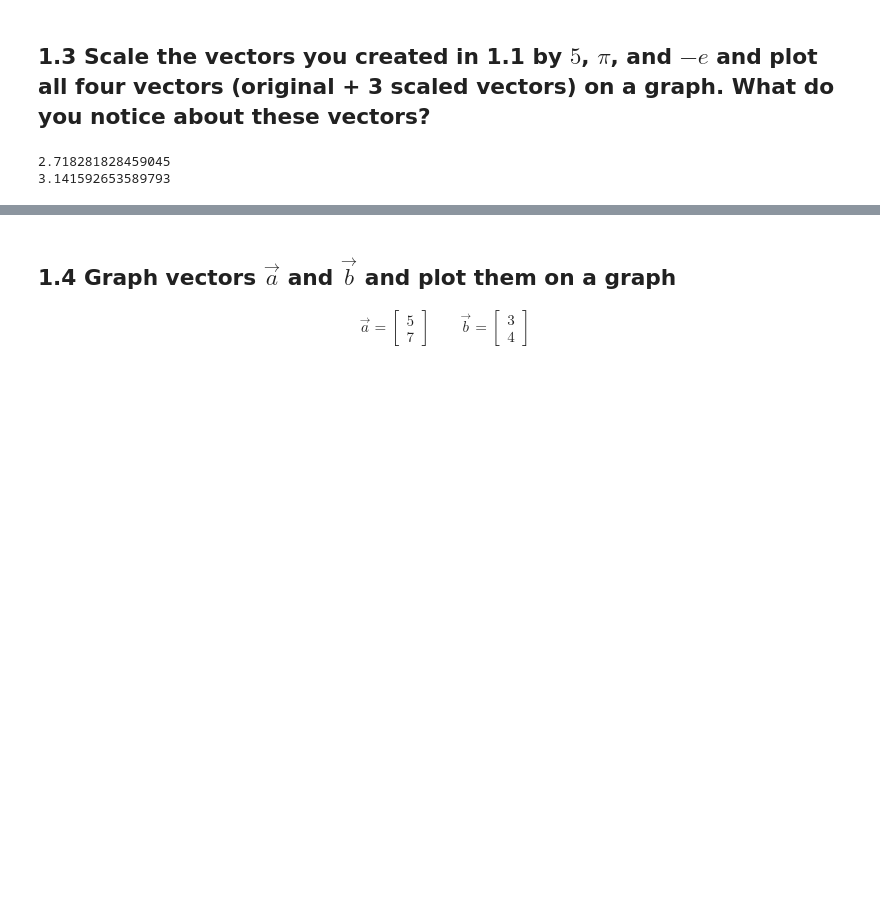
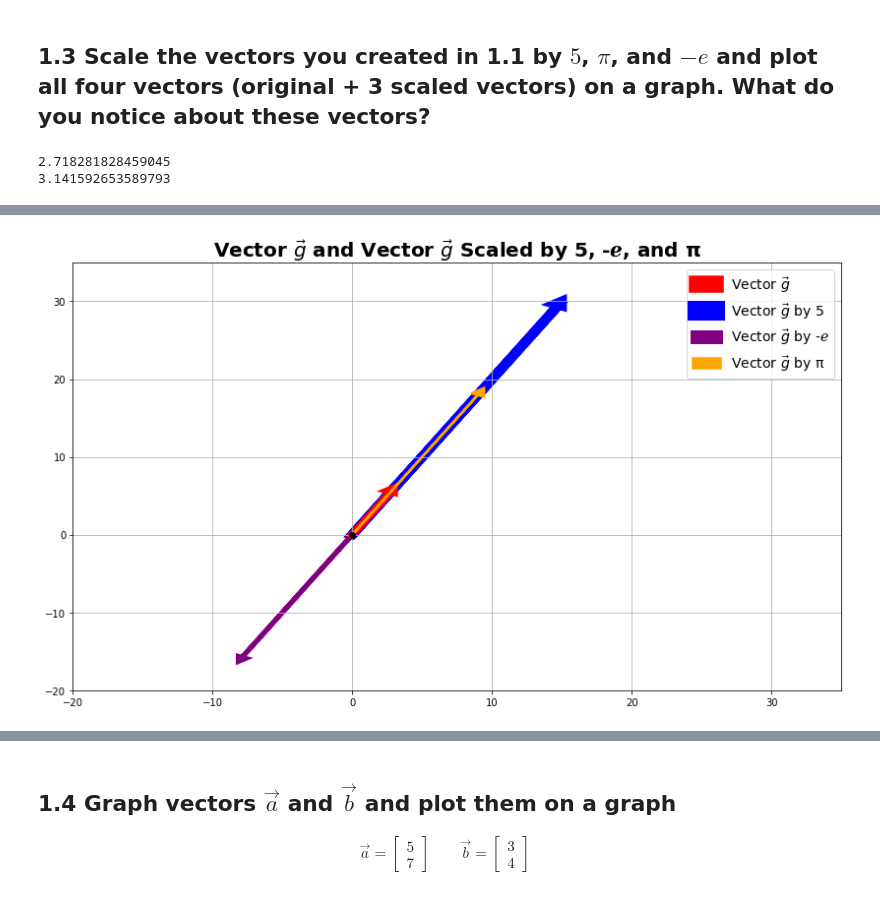
Before and after one commit to bloominstituteoftechnology/DS-Unit-1-Sprint-3-Linear-Algebra, a Jupyter notebook: module1-vectors-and-matrices/LS_DS_131_Vectors_and_Matrices_Assignment.ipynb, the cells around one changed output, grey strips where cells are left out. Saved outputs shown, nothing was run; the diff lists cells and outputs as text; code cells hidden in the pictures; blank space fills up the shorter version.

```diff
--- a/module1-vectors-and-matrices/LS_DS_131_Vectors_and_Matrices_Assignment.ipynb
+++ b/module1-vectors-and-matrices/LS_DS_131_Vectors_and_Matrices_Assignment.ipynb
@@ -21,0 +101,15 @@ print(pi)
+# %%
+# Scale 'a' by 5:
+g_5 = np.multiply(5, g)
+
+# Scale 'a' by -e:
+g_e = np.multiply(-e, g)
+
+#Scale 'a' by pi:
+g_pi = np.multiply(pi, g)
+
+# Print all 4 vectors to be plotted:
+print ('Vector g:', '\n', g, '\n')
+print ('Vector g Scaled by 5:', '\n', g_5, '\n')
+print ('Vector g Scaled by -\u212F:', '\n', g_e, '\n')
+print ('Vector g Scaled by \u03C0:', '\n', g_pi)
@@ -21,0 +128,32 @@ print(pi)
+# %%
+# Plot vector 'a' & all 3 scaled vectors on the same graph:
+# Set up the figure:
+fig, ax = plt.subplots(facecolor='white', figsize=(14, 8))
+ax.grid()
+
+# Set axis limits:
+plt.xlim(-20, 35)
+plt.ylim(-20, 35)
+
+# Set the values of the arrows:
+plt.plot(0, 0, 'ok')
+ax2 = plt.arrow(0, 0, g_5[0], g_5[1], head_width=.5, head_length=.5,
+                color='blue', linewidth=10, length_includes_head = True)
+ax3 = plt.arrow(0, 0, g_e[0], g_e[1], head_width=.6, head_length=.6,
+                color='purple', linewidth=5, length_includes_head = True)
+ax1 = plt.arrow(0, 0, g[0], g[1], head_width=.5, head_length=.5,
+               color='red', linewidth=7.5, length_includes_head = True)
+ax4 = plt.arrow(0, 0, g_pi[0], g_pi[1], head_width=1, head_length=1,
+                 color='orange', linewidth=2.5, length_includes_head = True)
+
+# Set the title of my graph:
+plt.title(r'Vector $\vec g$ ' 'and ' r'Vector $\vec g$ ''Scaled by 5, -\u212F, and \u03C0', size=20,
+          fontweight='bold')
+
+# Add a legend to my graph:
+plt.legend((ax1, ax2, ax3, ax4), (r'Vector $\vec g$', r'Vector $\vec g$ by 5',
+                                  r'Vector $\vec g$ ' 'by -\u212F',
+                                  r'Vector $\vec g$ ' 'by \u03C0'),
+           fontsize=14);
+# %% [output]
+[figure, added]
```
Also changed, not shown: parts of 29 cells of this notebook.
